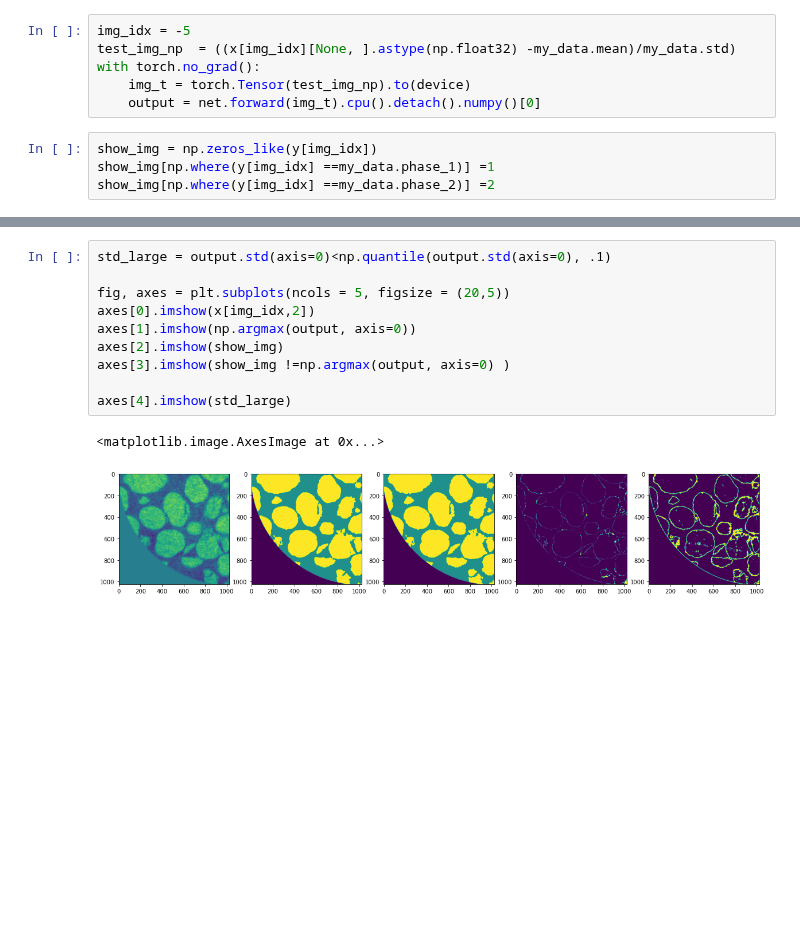
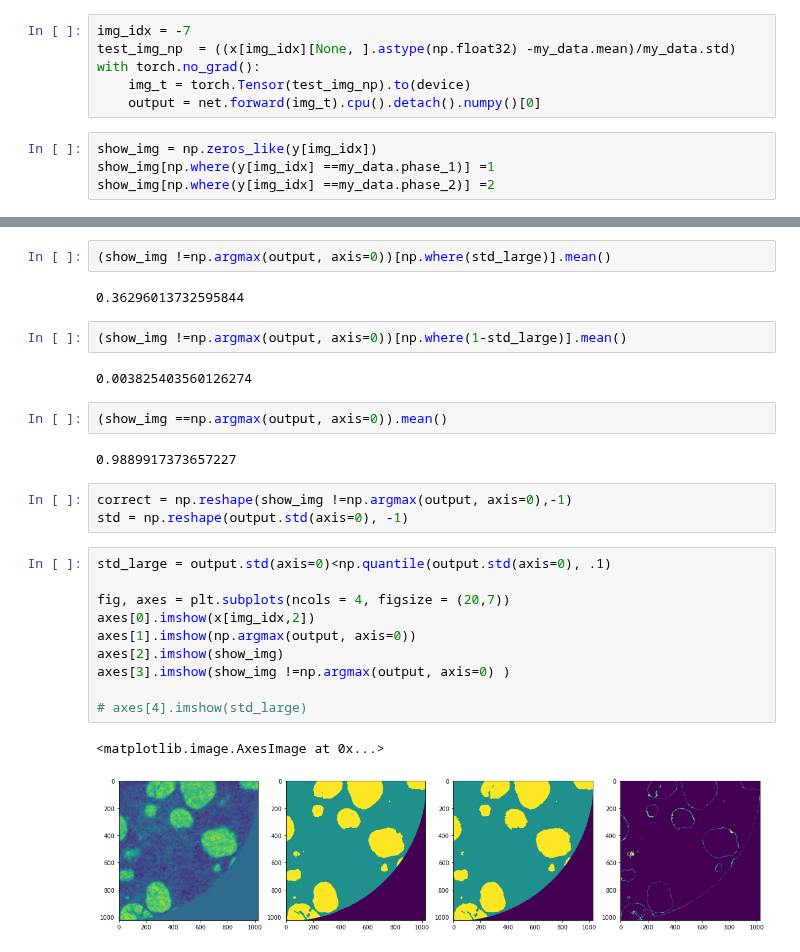
Before and after one commit to laura-rieger/segmenter, a Jupyter notebook: notebooks/Results.ipynb, the cells around one changed output, grey strips where cells are left out. Cells and saved outputs as stored; diff of their text form; blank space fills up the shorter version.

```diff
--- a/notebooks/Results.ipynb
+++ b/notebooks/Results.ipynb
@@ -101,5 +97,5 @@ x.shape
 # %%
-img_idx = -5
+img_idx = -7
 test_img_np  = ((x[img_idx][None, ].astype(np.float32) -my_data.mean)/my_data.std)
 with torch.no_grad():
     img_t = torch.Tensor(test_img_np).to(device)
@@ -111,13 +128,28 @@ show_img[np.where(y[img_idx] ==my_data.phase_2)] =2
+# %%
+(show_img !=np.argmax(output, axis=0))[np.where(std_large)].mean()
+# %% [output]
+0.36296013732595844
+# %%
+(show_img !=np.argmax(output, axis=0))[np.where(1-std_large)].mean()
+# %% [output]
+0.003825403560126274
+# %%
+(show_img ==np.argmax(output, axis=0)).mean()
+# %% [output]
+0.9889917373657227
+# %%
+correct = np.reshape(show_img !=np.argmax(output, axis=0),-1)
+std = np.reshape(output.std(axis=0), -1)
 # %%
 std_large = output.std(axis=0)<np.quantile(output.std(axis=0), .1)
 
-fig, axes = plt.subplots(ncols = 5, figsize = (20,5))
+fig, axes = plt.subplots(ncols = 4, figsize = (20,7))
 axes[0].imshow(x[img_idx,2])
 axes[1].imshow(np.argmax(output, axis=0))
 axes[2].imshow(show_img)
 axes[3].imshow(show_img !=np.argmax(output, axis=0) )
 
-axes[4].imshow(std_large)
+# axes[4].imshow(std_large)
 # %% [output]
 <matplotlib.image.AxesImage at 0x...>
-[figure, old version]
+[figure, new version]
```
Also changed, not shown: parts of 9 cells of this notebook, 3 other files.
